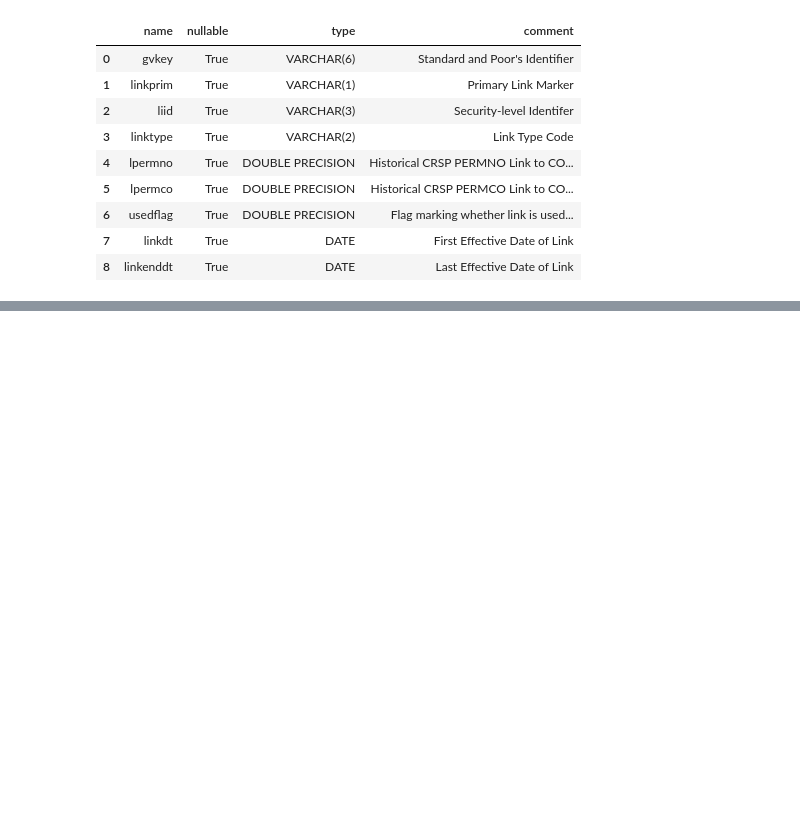
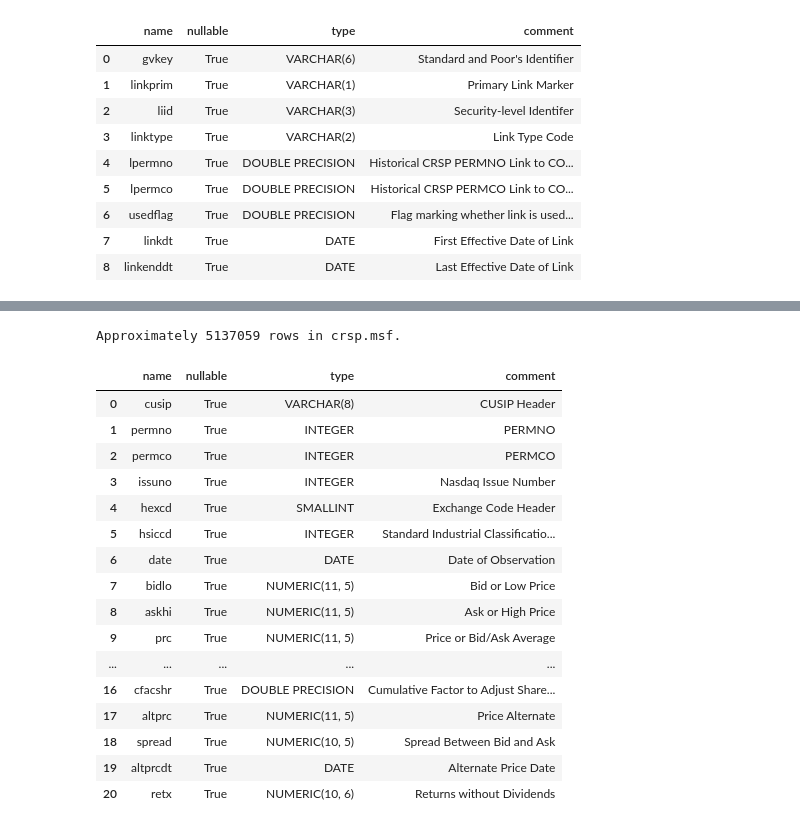
Before and after one commit to azazhang/Workspace-for-Corporate-Finance, a Jupyter notebook: assignment2.ipynb, the cells around one changed output, grey strips where cells are left out. Cells and saved outputs as stored; diff of their text form; code cells hidden in the pictures; blank space fills up the shorter version.

```diff
--- a/assignment2.ipynb
+++ b/assignment2.ipynb
@@ -52,0 +395,21 @@ compustat_data = conn.raw_sql("""
+# %%
+conn.describe_table(library='crsp', table='msf')
+# %% [output]
+Approximately 5137059 rows in crsp.msf.
+|  | name | nullable | type | comment |
+| 0 | cusip | True | VARCHAR(8) | CUSIP Header |
+| 1 | permno | True | INTEGER | PERMNO |
+| 2 | permco | True | INTEGER | PERMCO |
+| 3 | issuno | True | INTEGER | Nasdaq Issue Number |
+| 4 | hexcd | True | SMALLINT | Exchange Code Header |
+| 5 | hsiccd | True | INTEGER | Standard Industrial Classificatio... |
+| 6 | date | True | DATE | Date of Observation |
+| 7 | bidlo | True | NUMERIC(11, 5) | Bid or Low Price |
+| 8 | askhi | True | NUMERIC(11, 5) | Ask or High Price |
+| 9 | prc | True | NUMERIC(11, 5) | Price or Bid/Ask Average |
+| ... | ... | ... | ... | ... |
+| 16 | cfacshr | True | DOUBLE PRECISION | Cumulative Factor to Adjust Share... |
+| 17 | altprc | True | NUMERIC(11, 5) | Price Alternate |
+| 18 | spread | True | NUMERIC(10, 5) | Spread Between Bid and Ask |
+| 19 | altprcdt | True | DATE | Alternate Price Date |
+| 20 | retx | True | NUMERIC(10, 6) | Returns without Dividends |
```
Also changed, not shown: parts of 68 cells of this notebook, 38 other files.
